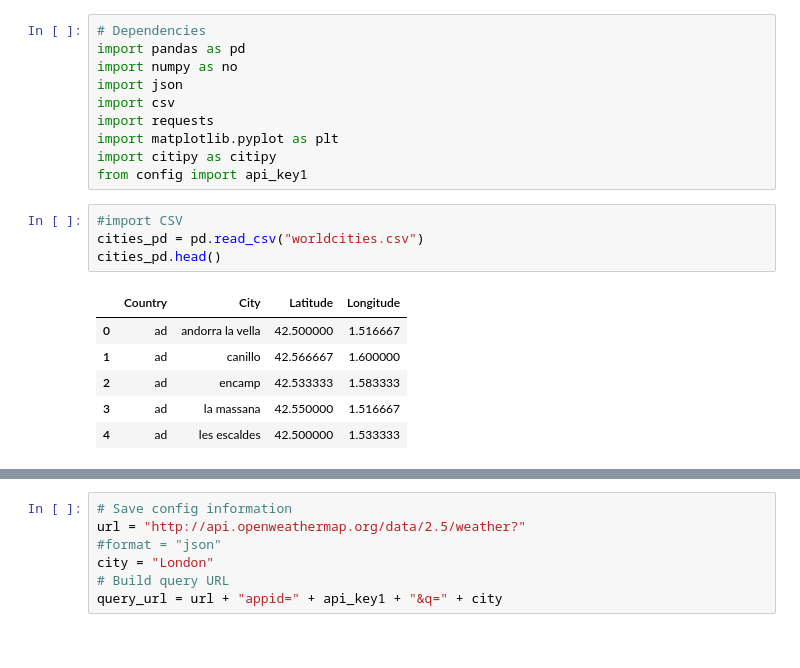
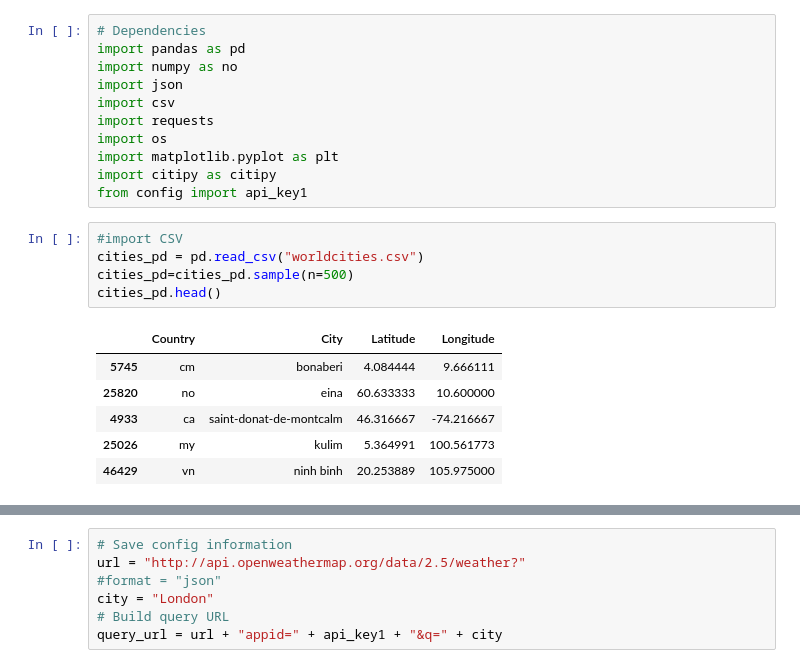
Before and after one commit to brittney-joyce/WeatherPy_API_HW, a Jupyter notebook: WeatherPy_API_HW6.ipynb, the cells around one changed output, grey strips where cells are left out. Cells and saved outputs as stored; diff of their text form.

```diff
--- a/WeatherPy_API_HW6.ipynb
+++ b/WeatherPy_API_HW6.ipynb
@@ -5,20 +5,22 @@ import numpy as no
 import json
 import csv
 import requests
+import os
 import matplotlib.pyplot as plt
 import citipy as citipy
 from config import api_key1
 # %%
 #import CSV
 cities_pd = pd.read_csv("worldcities.csv")
+cities_pd=cities_pd.sample(n=500)
 cities_pd.head()
 # %% [output]
 |  | Country | City | Latitude | Longitude |
-| 0 | ad | andorra la vella | 42.500000 | 1.516667 |
-| 1 | ad | canillo | 42.566667 | 1.600000 |
-| 2 | ad | encamp | 42.533333 | 1.583333 |
-| 3 | ad | la massana | 42.550000 | 1.516667 |
-| 4 | ad | les escaldes | 42.500000 | 1.533333 |
+| 5745 | cm | bonaberi | 4.084444 | 9.666111 |
+| 25820 | no | eina | 60.633333 | 10.600000 |
+| 4933 | ca | saint-donat-de-montcalm | 46.316667 | -74.216667 |
+| 25026 | my | kulim | 5.364991 | 100.561773 |
+| 46429 | vn | ninh binh | 20.253889 | 105.975000 |
 # %%
 #add columns to df
 #cities_pd["City"] = ""
```
Also changed, not shown: parts of 9 cells of this notebook.
